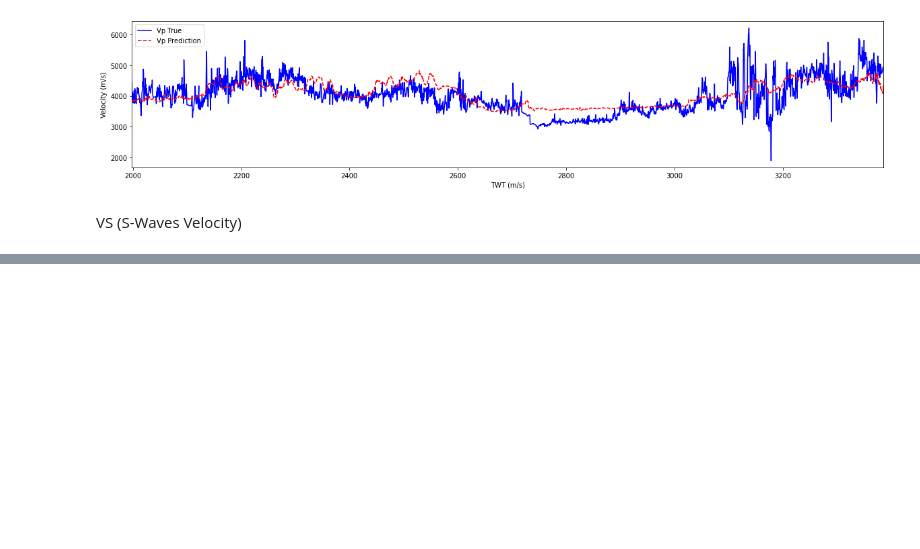
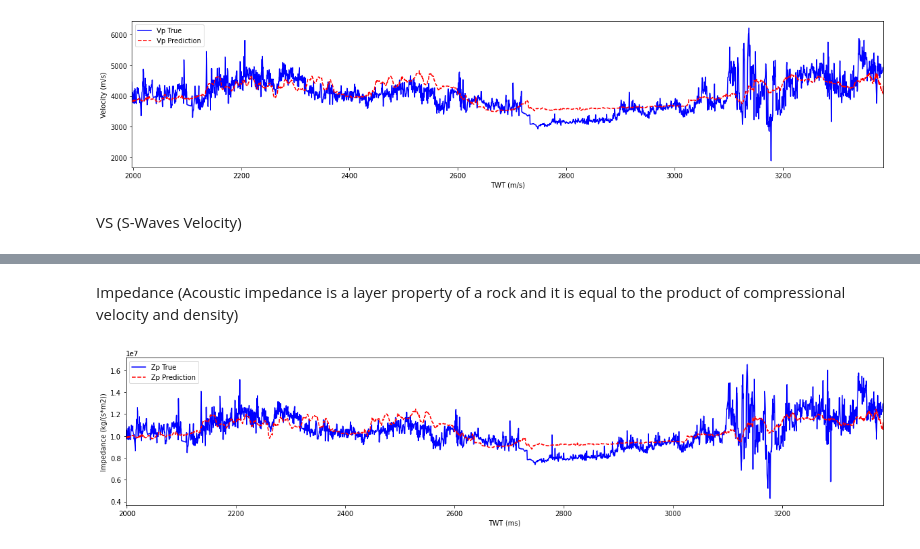
Before and after one commit to Dnbg1982/Oil-Gas-Projects, a Jupyter notebook: Exploration/Notebooks/Seismic_Inversion.ipynb, the cells around one changed output, grey strips where cells are left out. Saved outputs shown, nothing was run; the diff lists cells and outputs as text; code cells hidden in the pictures; blank space fills up the shorter version.

```diff
--- a/Exploration/Notebooks/Seismic_Inversion.ipynb
+++ b/Exploration/Notebooks/Seismic_Inversion.ipynb
@@ -436,0 +467,17 @@ plt.legend()
+# %% [markdown]
+Impedance (Acoustic impedance is a layer property of a rock and it is equal to the product of compressional velocity and density)
+# %%
+# Zp (P-impedance * RHOB) Validation Data VS. Predicted
+Zp_valid = Y_valid['vp'] * Y_valid['rhob'] * 1000
+Zp_predict = predict_vp_inv * predict_rhob_inv * 1000
+
+plt.figure(figsize = (20,4))
+plt.plot(well_27['twt'],Zp_valid, color='blue', label = 'Zp True')
+plt.plot(well_27['twt'],Zp_predict, '--', color = 'red', label = 'Zp Prediction')
+
+plt.xlim(min(well_27['twt']), max(well_27['twt']))
+plt.xlabel('TWT (ms)')
+plt.ylabel('Impedance (kg/(s*m2))')
+plt.legend();
+# %% [output]
+[figure, added]
```
Also changed, not shown: parts of 13 cells of this notebook.
